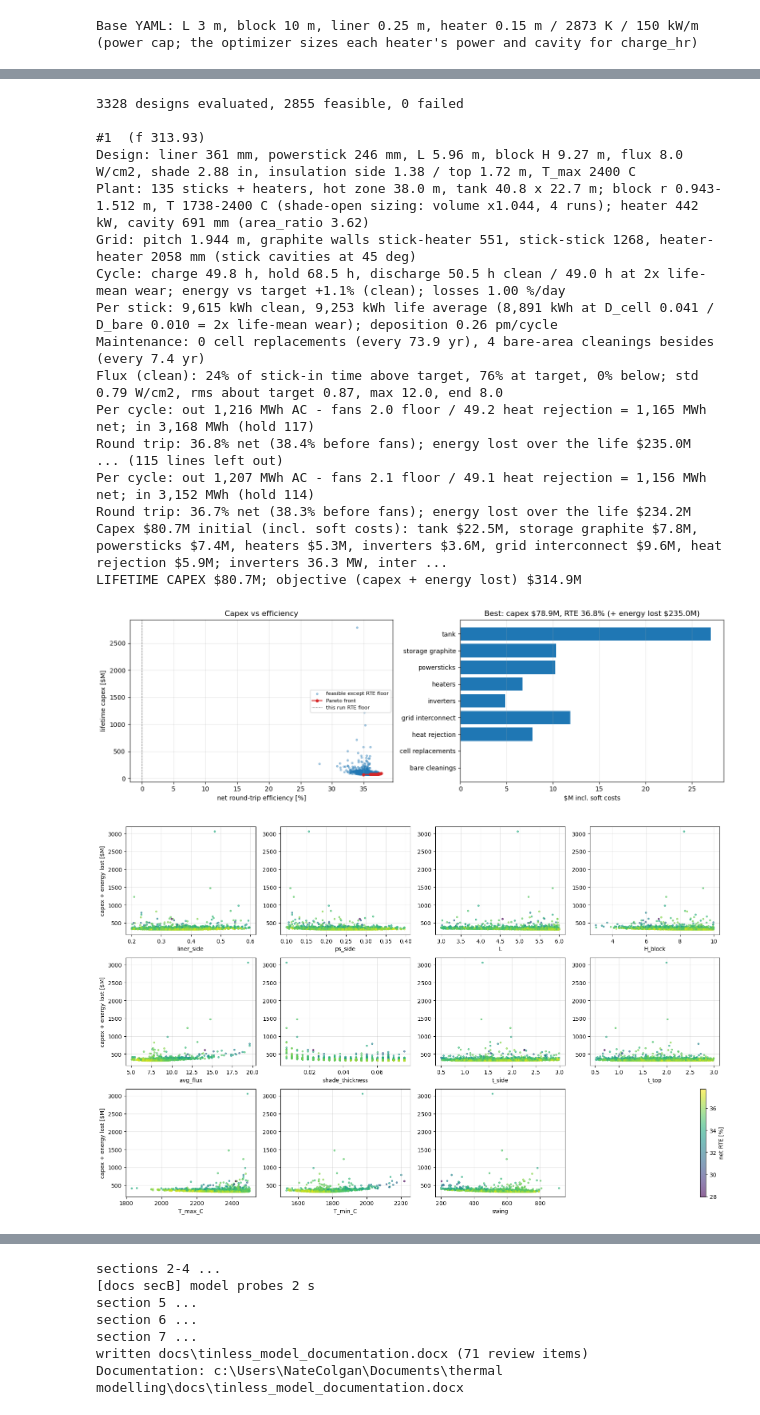
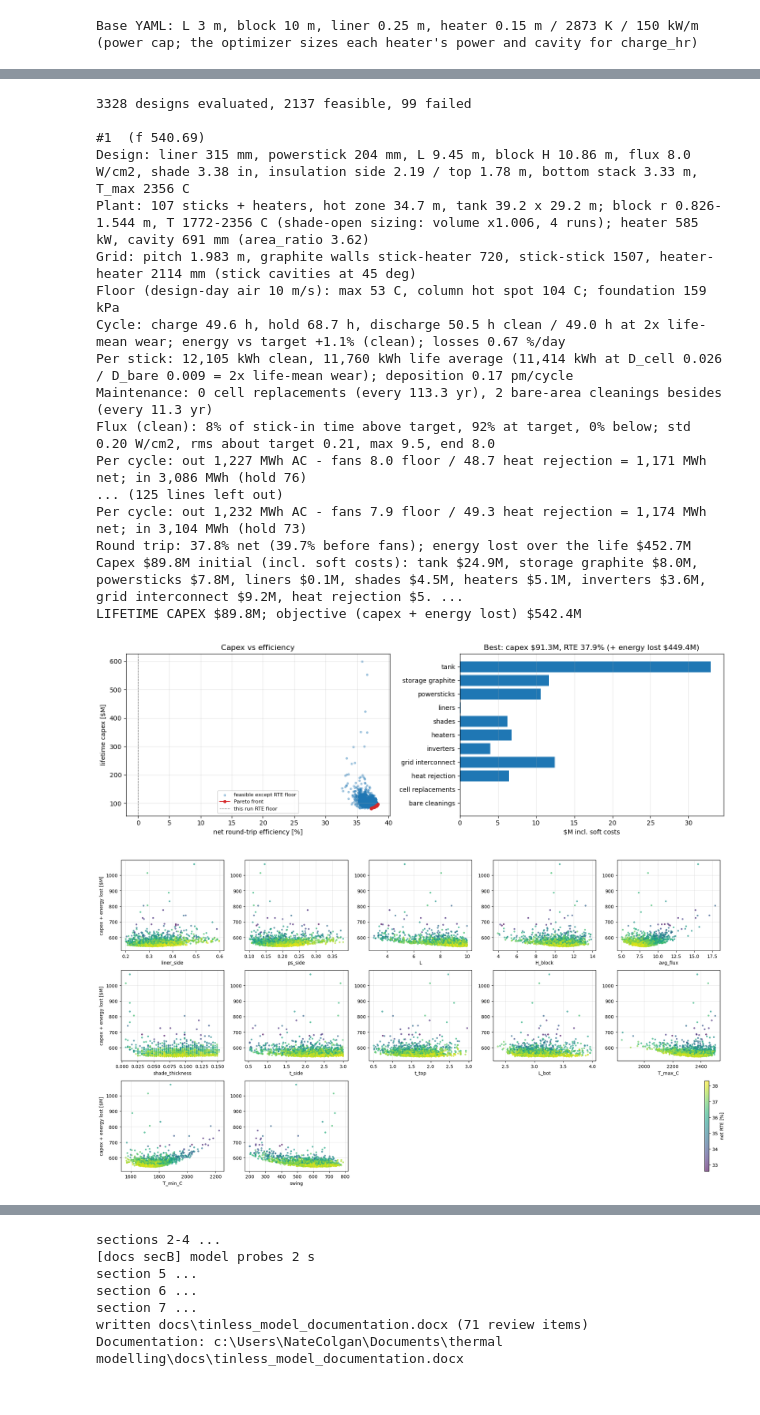
Before and after one commit to nate-colgan/python-models, a Jupyter notebook: tinless system optimizer.ipynb, the cells around one changed output, grey strips where cells are left out. Drawn from its saved outputs; the diff is of its cells as text; code cells hidden in the pictures.

```diff
--- a/tinless system optimizer.ipynb
+++ b/tinless system optimizer.ipynb
@@ -52,7 +52,7 @@ OPT_INPUTS = {
         'cycles_per_year': 8760.0 / 168.0,   # 1-week cycle: 50 h charge + hold + 50 h discharge
         'lifetime_yr': 30.0,
         'soft_cost_frac': 0.30,   # tax, freight, soft costs on all capex (incl. replacements)
-        'elec_price': 75.0,       # $/MWh, same for charge and discharge: prices the energy lost
+        'elec_price': 150.0,       # $/MWh, same for charge and discharge: prices the energy lost
     },
     'objective': {'rte_min': 0.0},    # optional floor on net RTE (0 = none)
     'costs': {
@@ -89,7 +89,8 @@ OPT_INPUTS = {
     'geometry': {
         'ps_liner_gap': 0.02,     # m min powerstick -> liner clearance per side
         'heater_min_gap': 0.25,   # m min heater -> cavity wall clearance
-        'H_max': 10.0,            # m block height upper bound
+        'H_max': 14.0,            # m block height upper bound (the 30 m tank-height limit cuts tall combinations)
+        'min_lower_zone': 0.25,   # m block always this much taller than the stick (floor, liner bottom, pad)
         'T_cap_C': 2500.0,        # C max block temperature (heater max 2600 C in the YAML)
         'T_min_floor_C': 1400.0,  # C lowest allowed T_min (T_min comes from the shade-open sizing)
         'min_wall': 0.30,         # m min graphite wall between neighbouring cavities (stick cavities at 45 deg)
@@ -139,15 +142,15 @@ LIFETIME CAPEX $129.9M; objective (capex + energy lost) $382.6M
 # %%
 # -- Differential evolution ------------------------------------------------------
 # ~1-2 min per design on one core (shade-open sizing: ~3-4 discharges); WORKERS designs in
-# parallel. Each generation = POPSIZE x 9 designs. Every evaluation is logged to LOG_DIR (load it below while a run is going).
+# parallel. Each generation = POPSIZE x 10 designs. Every evaluation is logged to LOG_DIR (load it below while a run is going).
 # The capex-efficiency Pareto plot below pools every run under opt_runs/.
 RUN_DE   = False
 WORKERS  = 20
-POPSIZE  = 10             # x 9 variables = 90 designs / generation
+POPSIZE  = 10             # x 10 variables = 100 designs / generation
 MAXITER  = 25
 SEED     = 0
 LOG_DIR  = os.path.join('opt_runs', time.strftime('%Y%m%d_%H%M%S') + f"_p{opt['economics']['elec_price']:.0f}")
-RELOAD_RUN = 'opt_runs/20261119_164422_p75'         # e.g. 'opt_runs/20261119_164422_p75': skip the run, reload that folder's log
+RELOAD_RUN = 'opt_runs/20261120_161611_p150'                                  # e.g. 'opt_runs/20261119_164422_p75': skip the run, reload that folder's log
                           #   (results, plots and the report below then use it)
 if RELOAD_RUN:
     RUN_DE, LOG_DIR = False, RELOAD_RUN
@@ -215,44 +218,45 @@ plt.tight_layout()
 FIGS.keep('pareto_and_capex', 'Left: lifetime capex vs net round-trip efficiency of every feasible design, with the Pareto front. Right: capex breakdown of the optimum (incl. soft costs).')
 plt.show()
 # %% [output]
-3328 designs evaluated, 2855 feasible, 0 failed
+3328 designs evaluated, 2137 feasible, 99 failed
 
-#1  (f 313.93)
-Design: liner 361 mm, powerstick 246 mm, L 5.96 m, block H 9.27 m, flux 8.0 W/cm2, shade 2.88 in, insulation side 1.38 / top 1.72 m, T_max 2400 C
-Plant: 135 sticks + heaters, hot zone 38.0 m, tank 40.8 x 22.7 m; block r 0.943-1.512 m, T 1738-2400 C (shade-open sizing: volume x1.044, 4 runs); heater 442 kW, cavity 691 mm (area_ratio 3.62)
-Grid: pitch 1.944 m, graphite walls stick-heater 551, stick-stick 1268, heater-heater 2058 mm (stick cavities at 45 deg)
-Cycle: charge 49.8 h, hold 68.5 h, discharge 50.5 h clean / 49.0 h at 2x life-mean wear; energy vs target +1.1% (clean); losses 1.00 %/day
-Per stick: 9,615 kWh clean, 9,253 kWh life average (8,891 kWh at D_cell 0.041 / D_bare 0.010 = 2x life-mean wear); deposition 0.26 pm/cycle
-Maintenance: 0 cell replacements (every 73.9 yr), 4 bare-area cleanings besides (every 7.4 yr)
-Flux (clean): 24% of stick-in time above target, 76% at target, 0% below; std 0.79 W/cm2, rms about target 0.87, max 12.0, end 8.0
-Per cycle: out 1,216 MWh AC - fans 2.0 floor / 49.2 heat rejection = 1,165 MWh net; in 3,168 MWh (hold 117)
-Round trip: 36.8% net (38.4% before fans); energy lost over the life $235.0M
-... (115 lines left out)
-Per cycle: out 1,207 MWh AC - fans 2.1 floor / 49.1 heat rejection = 1,156 MWh net; in 3,152 MWh (hold 114)
-Round trip: 36.7% net (38.3% before fans); energy lost over the life $234.2M
-Capex $80.7M initial (incl. soft costs): tank $22.5M, storage graphite $7.8M, powersticks $7.4M, heaters $5.3M, inverters $3.6M, grid interconnect $9.6M, heat rejection $5.9M; inverters 36.3 MW, inter ...
-LIFETIME CAPEX $80.7M; objective (capex + energy lost) $314.9M
+#1  (f 540.69)
+Design: liner 315 mm, powerstick 204 mm, L 9.45 m, block H 10.86 m, flux 8.0 W/cm2, shade 3.38 in, insulation side 2.19 / top 1.78 m, bottom stack 3.33 m, T_max 2356 C
+Plant: 107 sticks + heaters, hot zone 34.7 m, tank 39.2 x 29.2 m; block r 0.826-1.544 m, T 1772-2356 C (shade-open sizing: volume x1.006, 4 runs); heater 585 kW, cavity 691 mm (area_ratio 3.62)
+Grid: pitch 1.983 m, graphite walls stick-heater 720, stick-stick 1507, heater-heater 2114 mm (stick cavities at 45 deg)
+Floor (design-day air 10 m/s): max 53 C, column hot spot 104 C; foundation 159 kPa
+Cycle: charge 49.6 h, hold 68.7 h, discharge 50.5 h clean / 49.0 h at 2x life-mean wear; energy vs target +1.1% (clean); losses 0.67 %/day
+Per stick: 12,105 kWh clean, 11,760 kWh life average (11,414 kWh at D_cell 0.026 / D_bare 0.009 = 2x life-mean wear); deposition 0.17 pm/cycle
+Maintenance: 0 cell replacements (every 113.3 yr), 2 bare-area cleanings besides (every 11.3 yr)
+Flux (clean): 8% of stick-in time above target, 92% at target, 0% below; std 0.20 W/cm2, rms about target 0.21, max 9.5, end 8.0
+Per cycle: out 1,227 MWh AC - fans 8.0 floor / 48.7 heat rejection = 1,171 MWh net; in 3,086 MWh (hold 76)
+... (125 lines left out)
+Per cycle: out 1,232 MWh AC - fans 7.9 floor / 49.3 heat rejection = 1,174 MWh net; in 3,104 MWh (hold 73)
+Round trip: 37.8% net (39.7% before fans); energy lost over the life $452.7M
+Capex $89.8M initial (incl. soft costs): tank $24.9M, storage graphite $8.0M, powersticks $7.8M, liners $0.1M, shades $4.5M, heaters $5.1M, inverters $3.6M, grid interconnect $9.2M, heat rejection $5. ...
+LIFETIME CAPEX $89.8M; objective (capex + energy lost) $542.4M
-[figure, old version]
+[figure, new version]
 # %%
 # -- Variable scatter: each optimized variable vs objective (capex + energy lost; colour = RTE) --
 if ok:
     keys = ['liner_side', 'ps_side', 'L', 'H_block', 'avg_flux', 'shade_thickness', 't_side', 't_top',
-            'T_max_C', 'T_min_C', 'swing']           # last two: sizing outputs
-    fig, axs = plt.subplots(3, 4, figsize=(16, 10))
+            'L_bot', 'T_max_C', 'T_min_C', 'swing']           # last two: sizing outputs
+    fig, axs = plt.subplots(3, 5, figsize=(19, 10))
     v = np.array([r['lifetime_cost'] for r in ok]) / 1e6
     e = np.array([r['RTE'] for r in ok]) * 100
     for ax, k in zip(axs.flat, keys):
         sc = ax.scatter([r['design'].get(k, r.get(k)) for r in ok], v, c=e, s=8, alpha=.6, cmap='viridis')
         ax.set_xlabel(k); ax.grid(alpha=.3)
-    axs.flat[-1].axis('off')
+    for ax in axs.flat[len(keys):]:
+        ax.axis('off')
     fig.colorbar(sc, ax=axs.flat[-1], label='net RTE [%]')
     for ax in axs[:, 0]:
         ax.set_ylabel('capex + energy lost [$M]')
     plt.tight_layout()
     FIGS.keep('variable_scatter', 'Objective (lifetime capex + energy lost) of every feasible design vs each optimized variable and the sizing outputs T_min and swing; colour = net RTE. A tight lower edge means the variable matters; a flat one means it does not.')
     plt.show()
 # %% [output]
-[figure, old version]
+[figure, new version]
 # %%
 # -- Cell-flux band of a design: time above / at / below the target (clean cells) ---------
 # Re-runs the clean discharge of the best feasible design (or the baseline).
```
Also changed, not shown: parts of 6 cells of this notebook, 14 other files.
